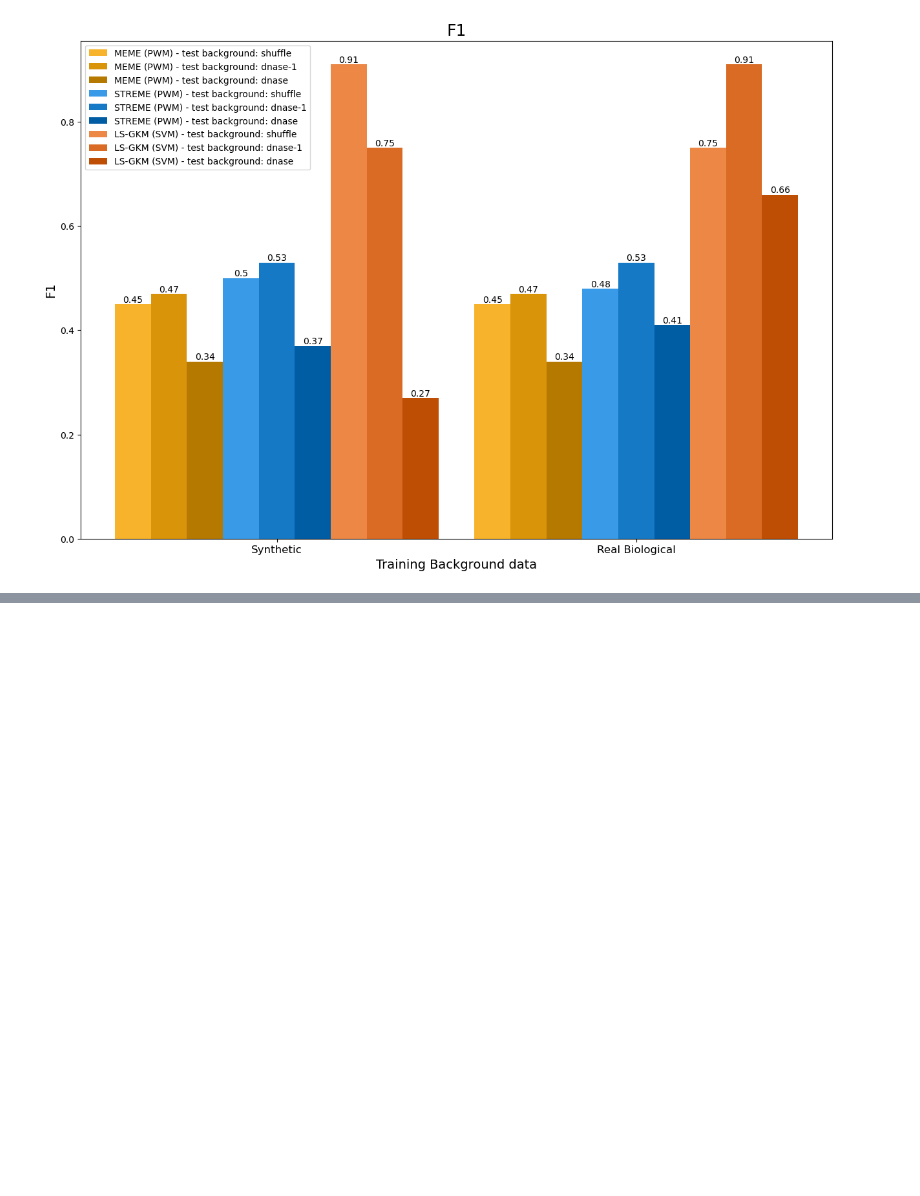
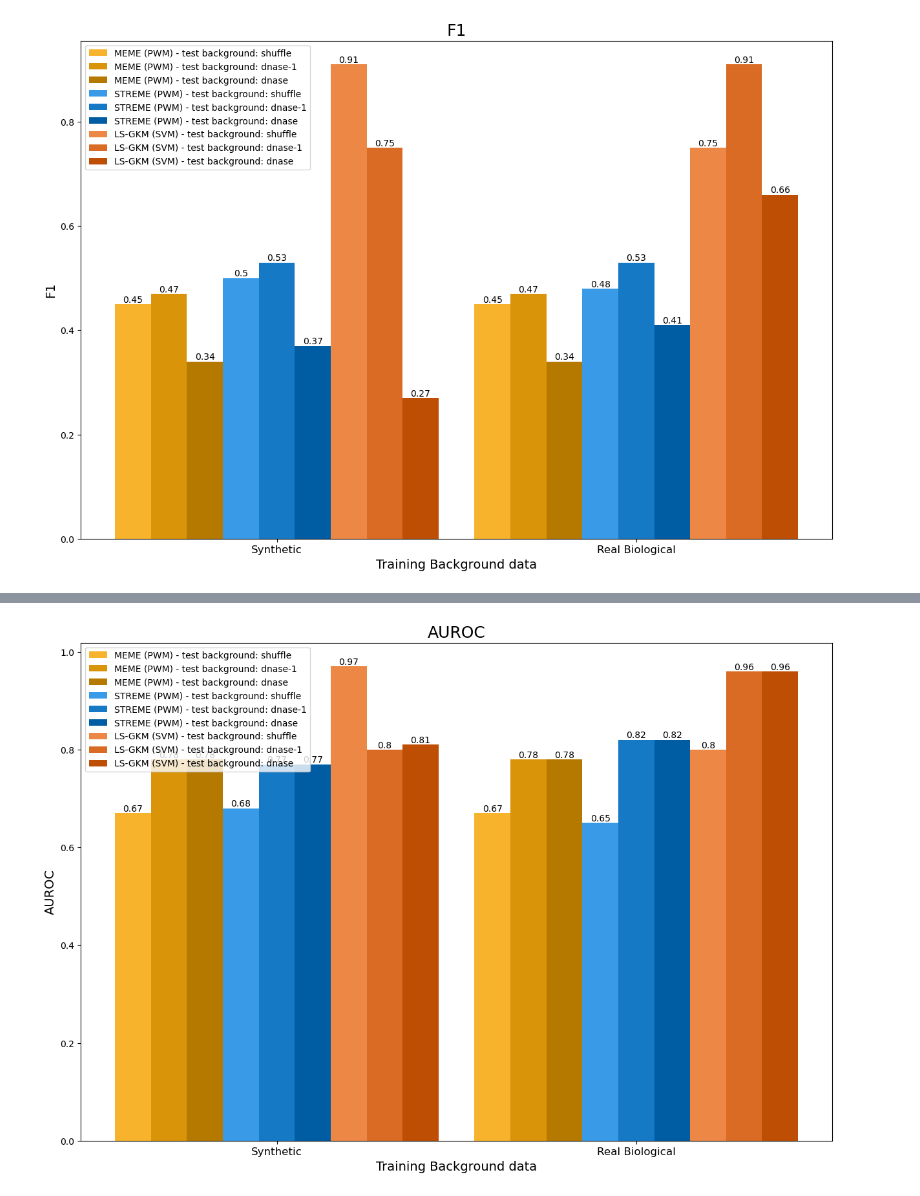
Before and after one commit to InfOmics/PWM-SVM-benchmark, a Jupyter notebook: analysis/benchmark_analysis.ipynb, the cells around one changed output, grey strips where cells are left out. Cells and saved outputs as stored; diff of their text form; code cells hidden in the pictures; blank space fills up the shorter version.

```diff
--- a/analysis/benchmark_analysis.ipynb
+++ b/analysis/benchmark_analysis.ipynb
@@ -263,0 +312,6 @@ barplot(performance_dir, "F1")
+# %%
+# AUROC
+performance_dir = os.path.join(PERFORMANCEDIR, "optimal-local")
+barplot(performance_dir, "AUROC")
+# %% [output]
+[figure, added]
```
Also changed, not shown: parts of 4 cells of this notebook.
